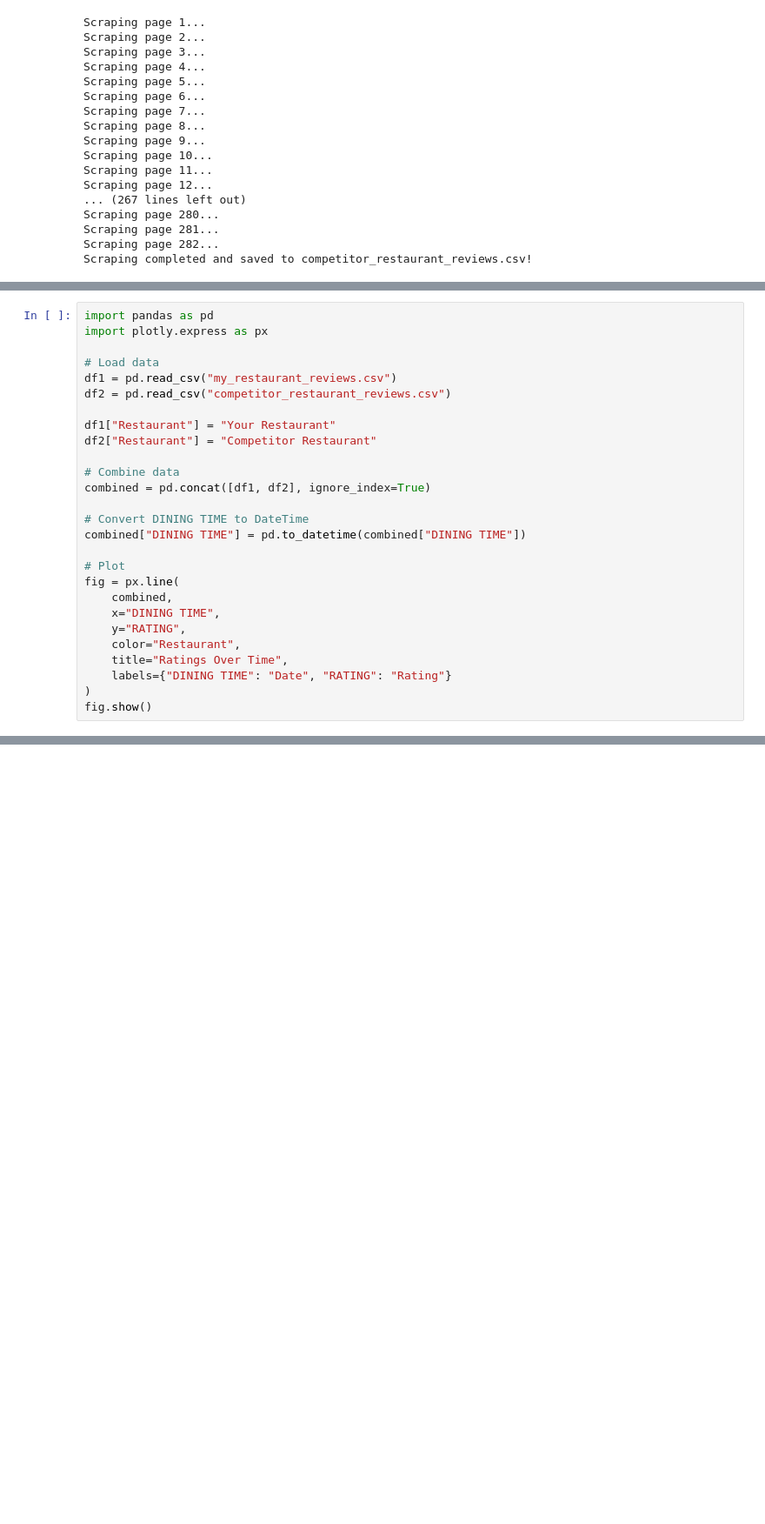
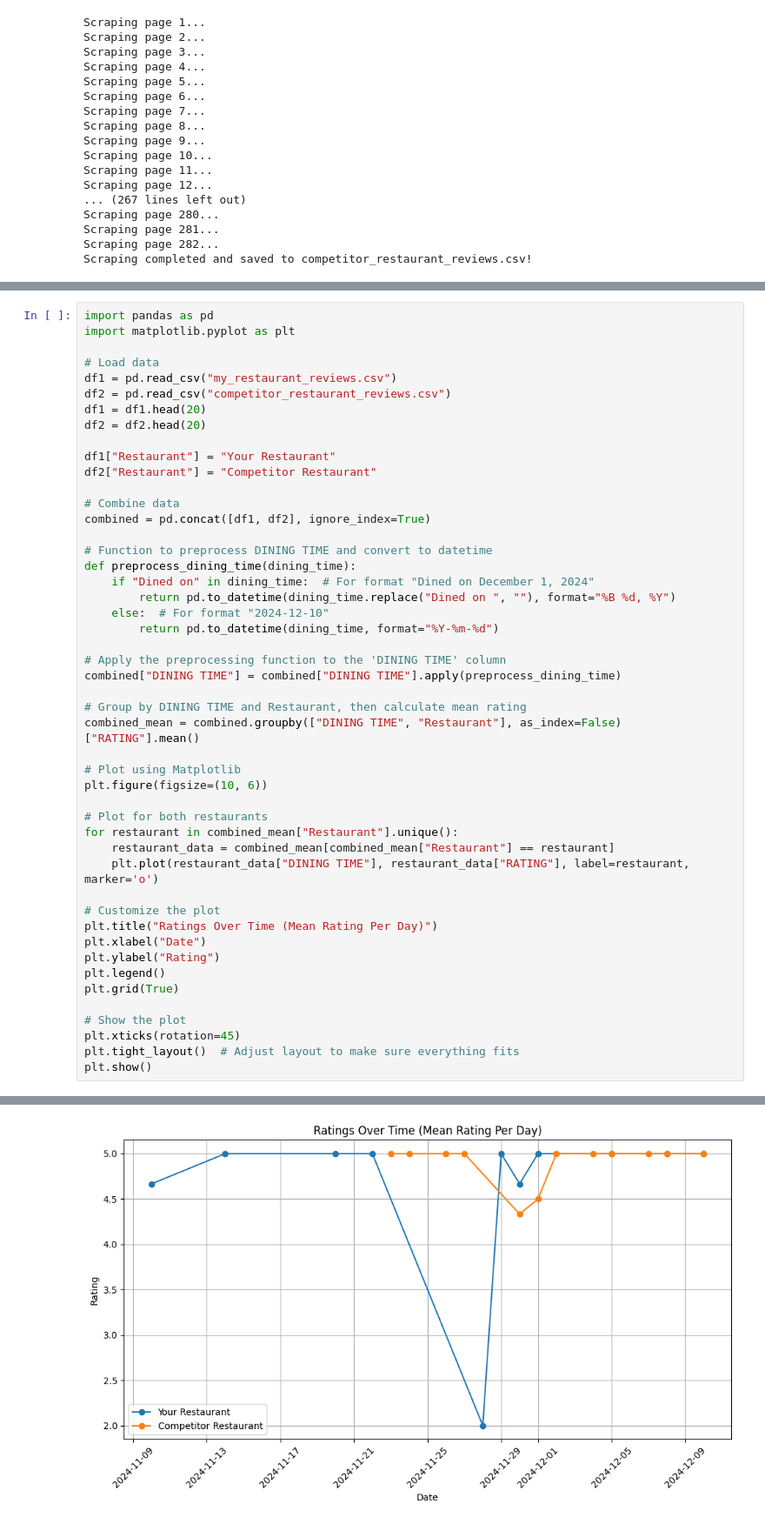
Before and after one commit to tahainam555/restaurant-feedback-analysis, a Jupyter notebook: project.ipynb, the cells around one changed output, grey strips where cells are left out. Shown: that part at 87% size. Saved outputs shown, nothing was run; the diff lists cells and outputs as text; blank space fills up the shorter version.

Commit message:
plotting the graphs

```diff
--- a/project.ipynb
+++ b/project.ipynb
@@ -345,10 +342,12 @@ print(pandas.__version__)
 # %%
 import pandas as pd
-import plotly.express as px
+import matplotlib.pyplot as plt
 
 # Load data
 df1 = pd.read_csv("my_restaurant_reviews.csv")
 df2 = pd.read_csv("competitor_restaurant_reviews.csv")
+df1 = df1.head(20)
+df2 = df2.head(20)
 
 df1["Restaurant"] = "Your Restaurant"
 df2["Restaurant"] = "Competitor Restaurant"
@@ -356,17 +355,36 @@ df2["Restaurant"] = "Competitor Restaurant"
 # Combine data
 combined = pd.concat([df1, df2], ignore_index=True)
 
-# Convert DINING TIME to DateTime
-combined["DINING TIME"] = pd.to_datetime(combined["DINING TIME"])
+# Function to preprocess DINING TIME and convert to datetime
+def preprocess_dining_time(dining_time):
+    if "Dined on" in dining_time:  # For format "Dined on December 1, 2024"
+        return pd.to_datetime(dining_time.replace("Dined on ", ""), format="%B %d, %Y")
+    else:  # For format "2024-12-10"
+        return pd.to_datetime(dining_time, format="%Y-%m-%d")
 
-# Plot
-fig = px.line(
-    combined,
-    x="DINING TIME",
-    y="RATING",
-    color="Restaurant",
-    title="Ratings Over Time",
-    labels={"DINING TIME": "Date", "RATING": "Rating"}
-)
-fig.show()
+# Apply the preprocessing function to the 'DINING TIME' column
+combined["DINING TIME"] = combined["DINING TIME"].apply(preprocess_dining_time)
+
+# Group by DINING TIME and Restaurant, then calculate mean rating
+combined_mean = combined.groupby(["DINING TIME", "Restaurant"], as_index=False)["RATING"].mean()
+
+# Plot using Matplotlib
+plt.figure(figsize=(10, 6))
+
+# Plot for both restaurants
+for restaurant in combined_mean["Restaurant"].unique():
+    restaurant_data = combined_mean[combined_mean["Restaurant"] == restaurant]
+    plt.plot(restaurant_data["DINING TIME"], restaurant_data["RATING"], label=restaurant, marker='o')
+
+# Customize the plot
+plt.title("Ratings Over Time (Mean Rating Per Day)")
+plt.xlabel("Date")
+plt.ylabel("Rating")
+plt.legend()
+plt.grid(True)
+
+# Show the plot
+plt.xticks(rotation=45)
+plt.tight_layout()  # Adjust layout to make sure everything fits
+plt.show()
 # %% [output]
@@ -373,0 +391 @@ AttributeError: partially initialized module 'pandas' has no attribute '_pandas_
+[figure, added]
```
Also changed, not shown: parts of 4 cells of this notebook.
